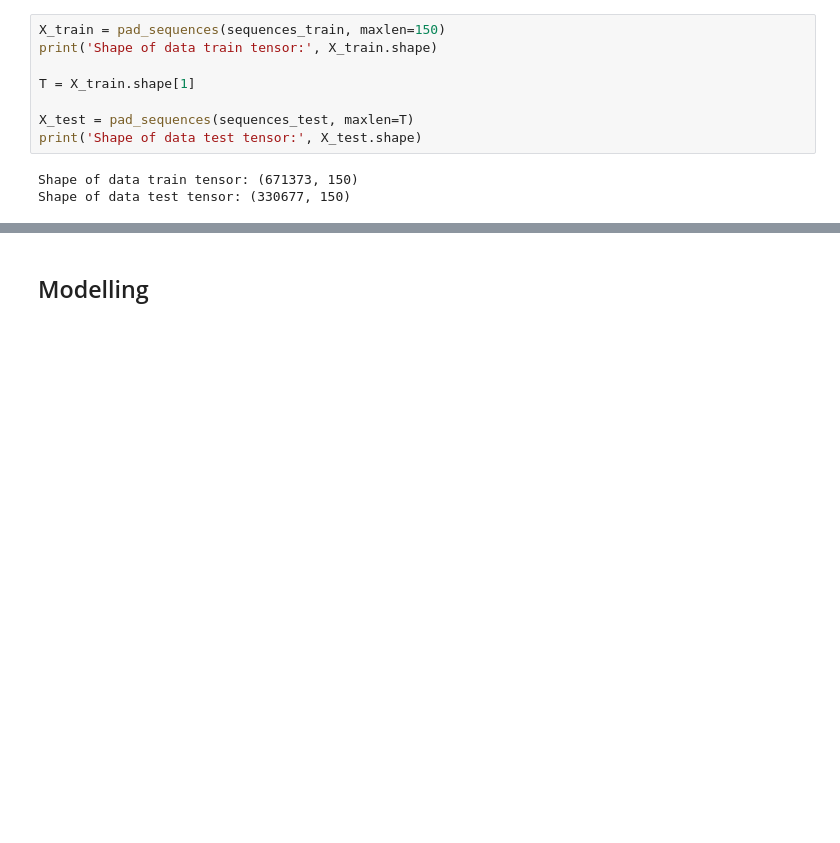
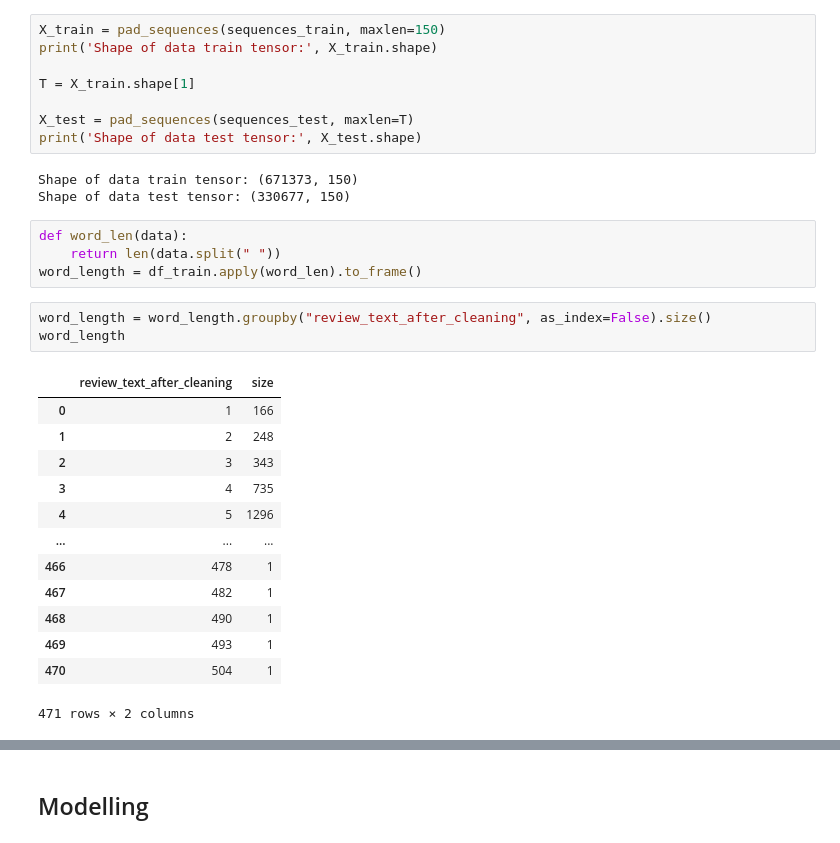
Before and after one commit to FishWith7sMemory/MAST30034-ADS-GroupProj, a Jupyter notebook: NLP.ipynb, the cells around one changed output, grey strips where cells are left out. Saved outputs shown, nothing was run; the diff lists cells and outputs as text; blank space fills up the shorter version.

```diff
--- a/NLP.ipynb
+++ b/NLP.ipynb
@@ -60,3 +60,24 @@ print('Shape of data test tensor:', X_test.shape)
 # %% [output]
 Shape of data train tensor: (671373, 150)
 Shape of data test tensor: (330677, 150)
+# %%
+def word_len(data):
+    return len(data.split(" "))
+word_length = df_train.apply(word_len).to_frame()
+# %%
+word_length = word_length.groupby("review_text_after_cleaning", as_index=False).size()
+word_length
+# %% [output]
+|  | review_text_after_cleaning | size |
+| 0 | 1 | 166 |
+| 1 | 2 | 248 |
+| 2 | 3 | 343 |
+| 3 | 4 | 735 |
+| 4 | 5 | 1296 |
+| ... | ... | ... |
+| 466 | 478 | 1 |
+| 467 | 482 | 1 |
+| 468 | 490 | 1 |
+| 469 | 493 | 1 |
+| 470 | 504 | 1 |
+471 rows × 2 columns
```
Also changed, not shown: parts of 7 cells of this notebook, 1 other file.
